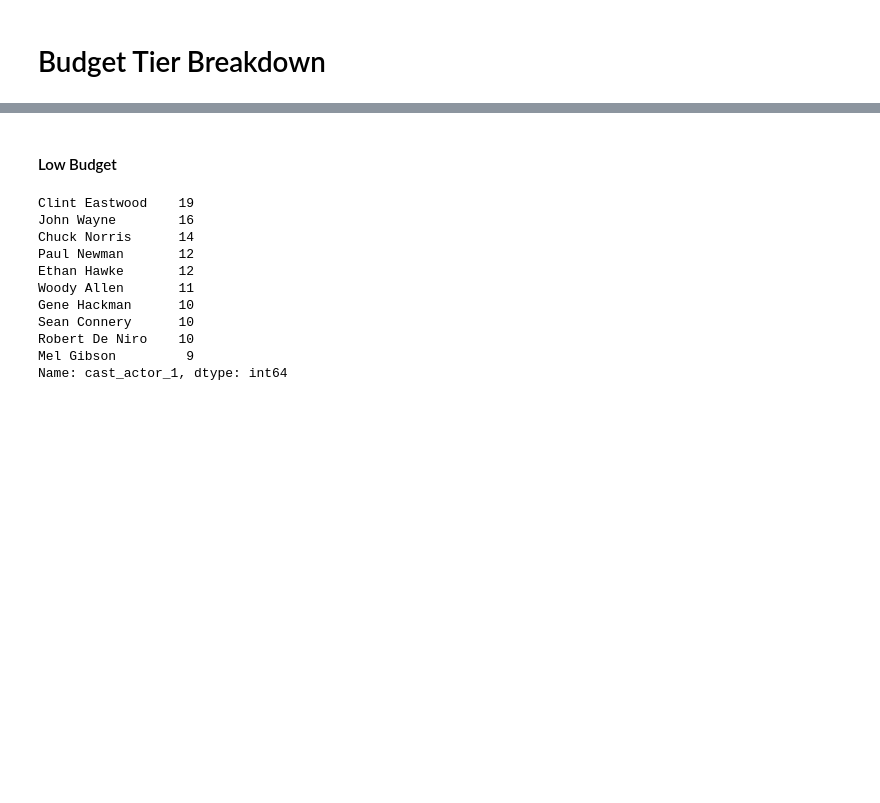
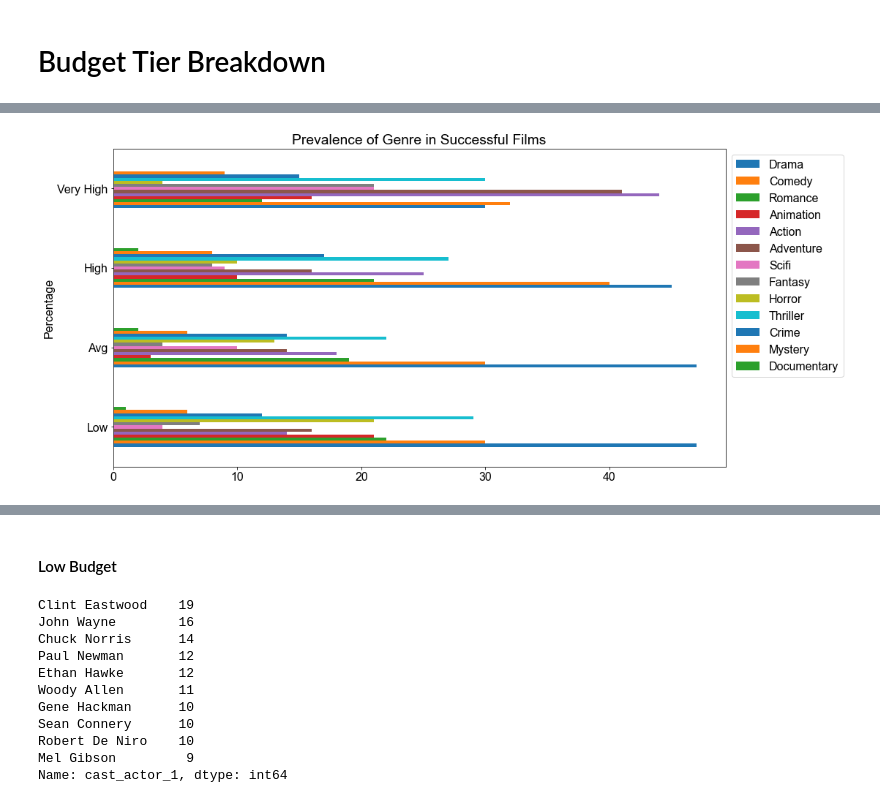
Before and after one commit to Movie-Success-Capstone/Movie-Capstone, a Jupyter notebook: Rough/braeden_explore.ipynb, the cells around one changed output, grey strips where cells are left out. Saved outputs shown, nothing was run; the diff lists cells and outputs as text; code cells hidden in the pictures; blank space fills up the shorter version.

```diff
--- a/Rough/braeden_explore.ipynb
+++ b/Rough/braeden_explore.ipynb
@@ -607,0 +576,20 @@ bt.head()
+# %%
+# prevelence of genre in successful films
+genre_chart = {'Budget Tier': ['Low', 'Avg', 'High', 'Very High'],
+               'Drama': ['47', '47', '45', '30'],
+               'Comedy': ['30', '30', '40', '32'],
+               'Romance': ['22', '19', '21', '12'],
+               'Animation': ['21', '3', '10', '16'],
+               'Action': ['14', '18', '25', '44'],
+               'Adventure': ['16', '14', '16', '41'],
+               'Scifi': ['4', '10', '9', '21'],
+               'Fantasy': ['7', '4', '8', '21'],
+               'Horror': ['21', '13', '10', '4'],
+               'Thriller': ['29', '22', '27', '30'],
+               'Crime': ['12', '14', '17', '15'],
+               'Mystery': ['6', '6', '8', '9'],
+               'Documentary': ['1', '2', '2', '0']}
+# %%
+gc = pd.DataFrame(genre_chart)
+gc.set_index('Budget Tier', inplace=True)
+gc
@@ -607,0 +603,16 @@ bt.head()
+# %%
+
+gc.Drama = gc.Drama.astype(int)
+gc.Comedy = gc.Comedy.astype(int)
+gc.Romance = gc.Romance.astype(int)
+gc.Animation = gc.Animation.astype(int)
+gc.Action = gc.Action.astype(int)
+gc.Adventure = gc.Adventure.astype(int)
+gc.Scifi = gc.Scifi.astype(int)
+gc.Fantasy = gc.Fantasy.astype(int)
+gc.Horror = gc.Horror.astype(int)
+gc.Thriller = gc.Thriller.astype(int)
+gc.Crime = gc.Crime.astype(int)
+gc.Mystery = gc.Mystery.astype(int)
+gc.Documentary = gc.Documentary.astype(int)
+gc.info()
@@ -607,0 +640,9 @@ bt.head()
+# %%
+gc.plot.barh()
+plt.legend(loc="upper left", bbox_to_anchor=(1, 1))
+plt.ylabel('Percentage')
+plt.style.use('seaborn-whitegrid')
+plt.title('Prevalence of Genre in Successful Films')
+plt.show()
+# %% [output]
+[figure, added]
```
Also changed, not shown: parts of 77 cells of this notebook.
